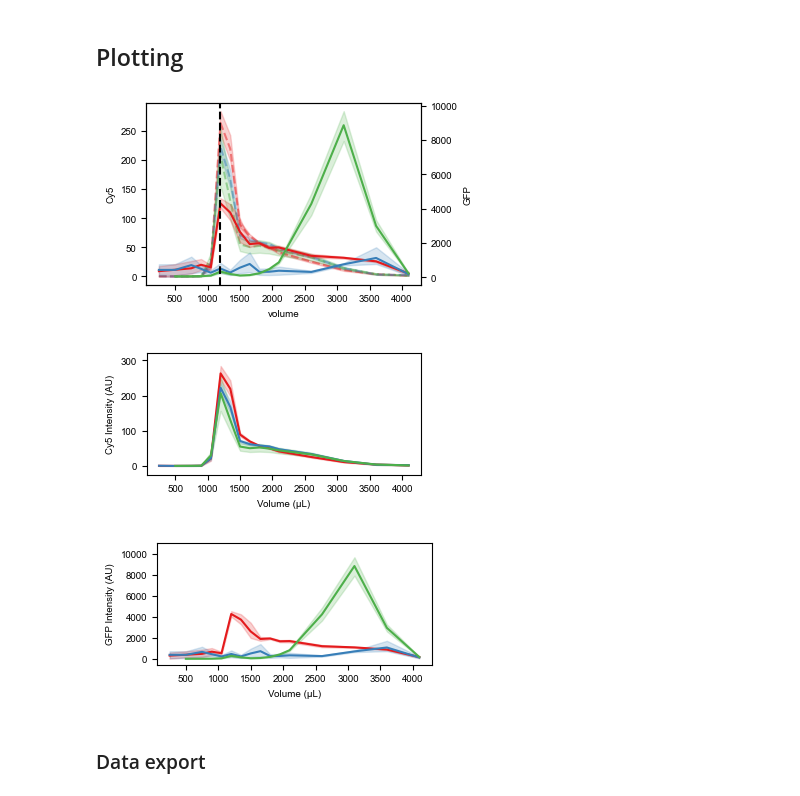
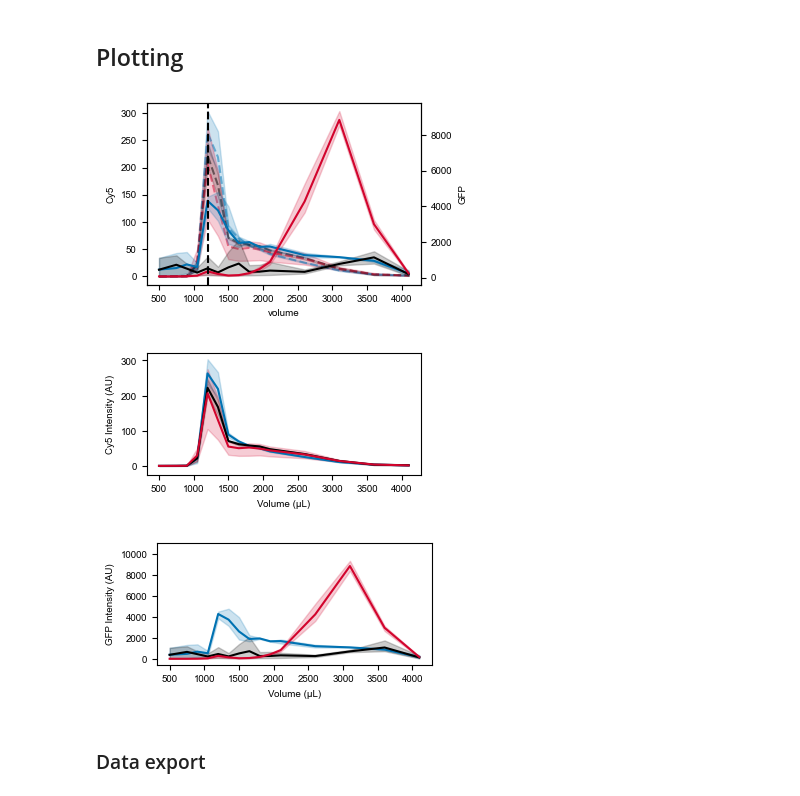
Before and after one commit to ccmeyer/Memplex_platform, a Jupyter notebook: Figure_1-reporter/fig1-elutions and calibration curve.ipynb, the cells around one changed output. Saved outputs shown, nothing was run; the diff lists cells and outputs as text; code cells hidden in the pictures.

```diff
--- a/Figure_1-reporter/fig1-elutions and calibration curve.ipynb
+++ b/Figure_1-reporter/fig1-elutions and calibration curve.ipynb
@@ -121,50 +194,55 @@ Cat:Blank - Cy5:0.9375771502779789   GFP:7.892719811511504e-12   diff:11.5923233
 # %% [markdown]
 ## Plotting
+# %%
+colors = ["#0072B2", "#000000", "#D2042D"] # Blue, black, red
+hue_order = ['AqpZ', 'Blank', 'Cat']
+sns.set_palette(sns.color_palette(colors))
 # %%
-t = data[data['volume'] != 0]
+t = df[df['volume'] != 0]
 fig,ax = plt.subplots(figsize=[9*cm,6*cm])
 
-sns.lineplot(data=t,x='volume',y='Cy5',hue='DNA_name',palette='Set1',ls='--',alpha=0.5,ax=ax,hue_order=['AqpZ','Blank','Cat'])
+
+sns.lineplot(data=t,x='volume',y='Cy5',hue='DNA_name',ls='--',alpha=0.5,ax=ax,hue_order=hue_order)
 ax2 = plt.twinx()
-sns.lineplot(data=t,x='volume',y='GFP',hue='DNA_name',palette='Set1', ax=ax2,hue_order=['AqpZ','Blank','Cat'])
+sns.lineplot(data=t,x='volume',y='GFP',hue='DNA_name', ax=ax2,hue_order=hue_order)
 ax.get_legend().remove()
 ax2.get_legend().remove()
 plt.axvline(1200,color='k',ls='--')
 # plt.savefig(f'{fig_folder}/all_profiles.svg',format='svg',dpi=300)
 
 plt.show()
 # %% [output]
-[figure, old version]
+[figure, new version]
 # %%
-t = data[data['volume'] != 0]
+t = df[df['volume'] != 0]
 
 fig,ax = plt.subplots(figsize=[9*cm,4*cm])
-sns.lineplot(data=t,x='volume',y='Cy5',hue='DNA_name',palette='Set1',ax=ax,hue_order=['AqpZ','Blank','Cat'])
+sns.lineplot(data=t,x='volume',y='Cy5',hue='DNA_name',ax=ax,hue_order=hue_order)
 ax.get_legend().remove()
 
 plt.ylim([-25,320])
 plt.xlabel('Volume (μL)')
 plt.ylabel('Cy5 Intensity (AU)')
-# plt.savefig(f'{fig_folder}/Fig1C-all_Cy5_profiles.svg',format='svg',dpi=300)
+plt.savefig(f'{fig_folder}/Fig1C-all_Cy5_profiles.svg',format='svg',dpi=300)
 
 plt.show()
 # %% [output]
-[figure, old version]
+[figure, new version]
 # %%
-t = data[data['volume'] != 0]
+t = df[df['volume'] != 0]
 fig,ax = plt.subplots(figsize=[9*cm,4*cm])
 
-sns.lineplot(data=t,x='volume',y='GFP',hue='DNA_name',palette='Set1',ax=ax,hue_order=['AqpZ','Blank','Cat'])
+sns.lineplot(data=t,x='volume',y='GFP',hue='DNA_name',ax=ax,hue_order=hue_order)
 ax.get_legend().remove()
 
 plt.ylim([-500,11000])
 plt.xlabel('Volume (μL)')
 plt.ylabel('GFP Intensity (AU)')
 
-# plt.savefig(f'{fig_folder}/Fig1C-all_GFP_profiles.svg',format='svg',dpi=300)
+plt.savefig(f'{fig_folder}/Fig1C-all_GFP_profiles.svg',format='svg',dpi=300)
 plt.show()
 # %% [output]
-[figure, old version]
+[figure, new version]
 # %% [markdown]
 ### Data export
 # %%
```
Also changed, not shown: parts of 6 cells of this notebook, 6 other files.
